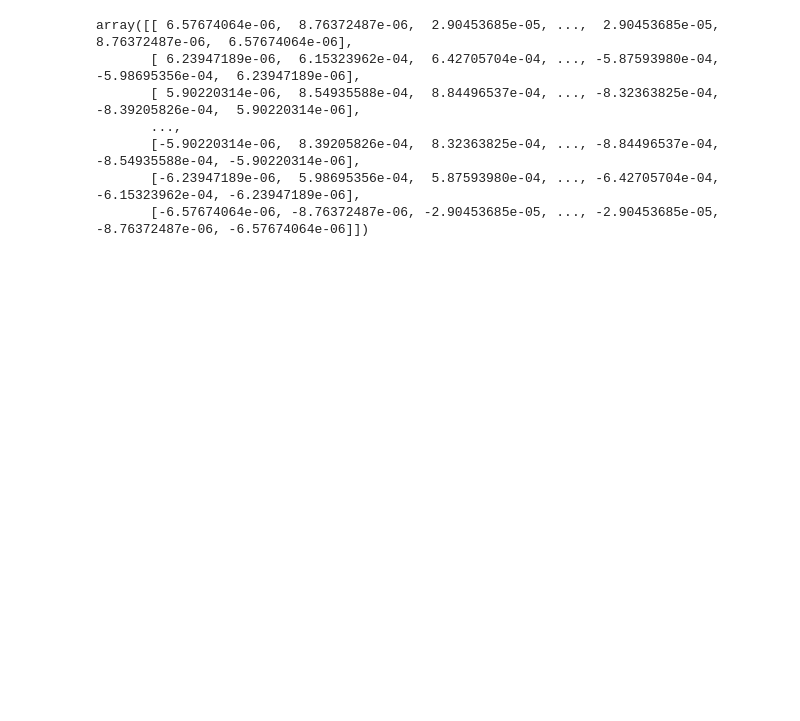
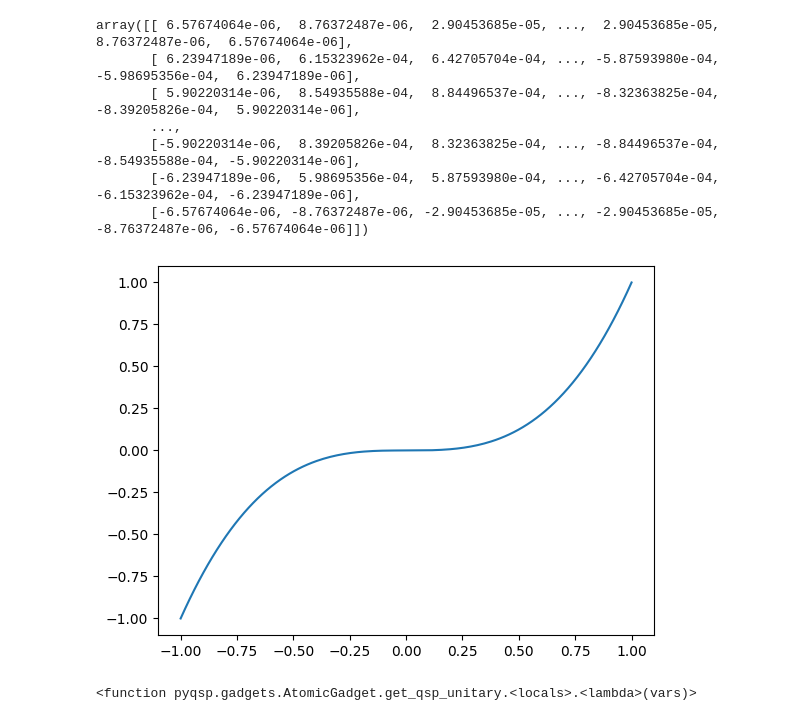
Before and after one commit to ichuang/pyqsp, a Jupyter notebook: test_notebook.ipynb, the cells around one changed output. Drawn from its saved outputs; the diff is of its cells as text; code cells hidden in the pictures; blank space fills up the shorter version.

Commit message:
add test_cubic_gadget to test_gadgets

```diff
--- a/test_notebook.ipynb
+++ b/test_notebook.ipynb
@@ -176,3 +176,18 @@ array([[ 6.57674064e-06,  8.76372487e-06,  2.90453685e-05, ...,  2.90453685e-05,
        [-5.90220314e-06,  8.39205826e-04,  8.32363825e-04, ..., -8.84496537e-04, -8.54935588e-04, -5.90220314e-06],
        [-6.23947189e-06,  5.98695356e-04,  5.87593980e-04, ..., -6.42705704e-04, -6.15323962e-04, -6.23947189e-06],
        [-6.57674064e-06, -8.76372487e-06, -2.90453685e-05, ..., -2.90453685e-05, -8.76372487e-06, -6.57674064e-06]])
+# %%
+G_cubic = AtomicGadget([[0, np.pi/3, -np.pi/3, 0]], [[0, 0, 0]], label="G_cubic")
+G_cheb = AtomicGadget([[0, 0, 0]], [[0, 0]], label="G_cheb")
+# X, Y = G.get_response()
+fn_2 = lambda x : G_cubic.get_qsp_unitary(('G_cheb', 0))({('G_cubic', 0) : x})[0][0]
+X = np.linspace(-1, 1, 200)
+Y= [fn_2(x) for x in X]
+plt.plot(X, Y)
+assert abs((Y - X**3).mean()) < 1.0e-10
+# %% [output]
+[figure, added]
+# %%
+G.get_qsp_unitary(('G_cheb', 0))
+# %% [output]
+<function pyqsp.gadgets.AtomicGadget.get_qsp_unitary.<locals>.<lambda>(vars)>
```
Also changed, not shown: parts of 1 cell of this notebook, 1 other file.
